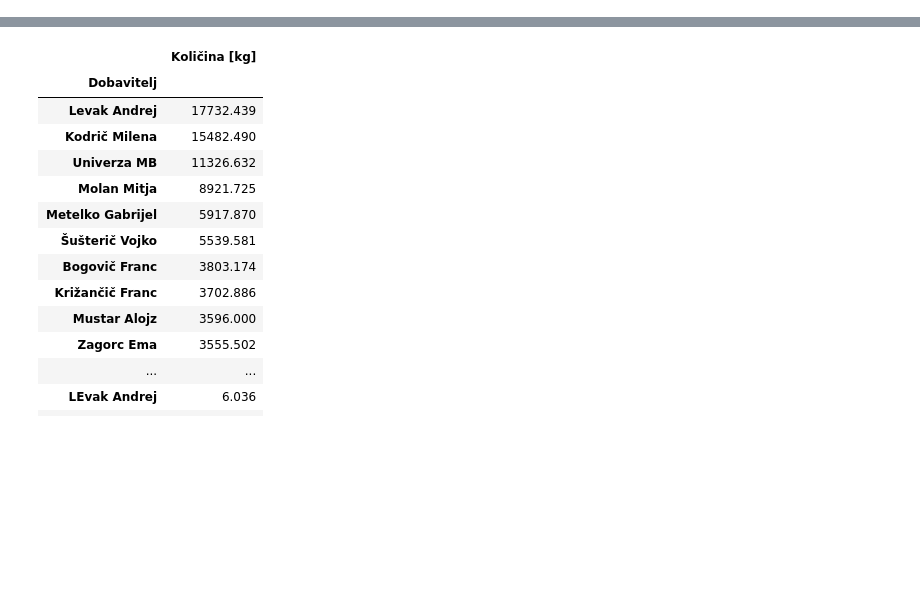
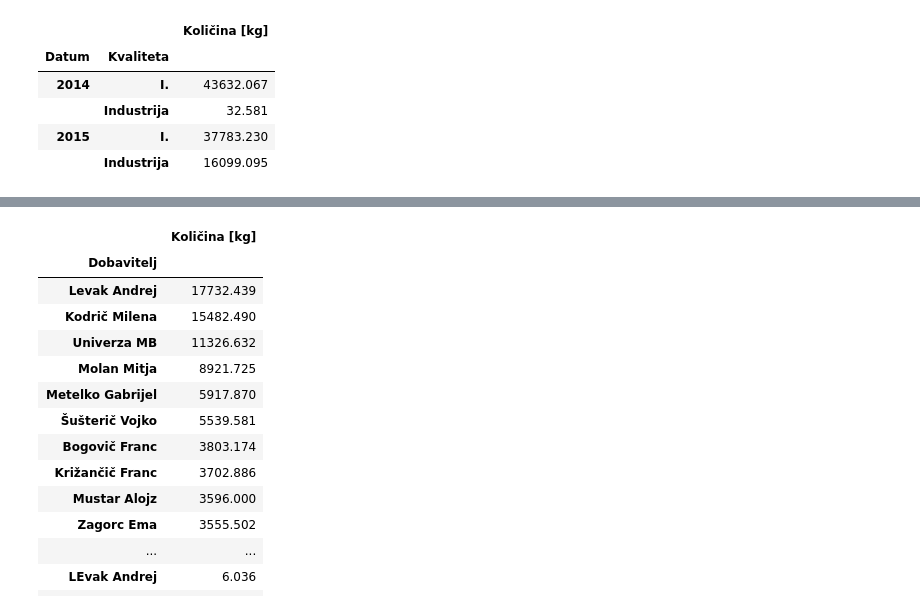
Before and after one commit to adrstvensek/Kvaliteta-prejetega-sadja, a Jupyter notebook: Projekt.ipynb, the cells around one changed output, grey strips where cells are left out. Cells and saved outputs as stored; diff of their text form; code cells hidden in the pictures; blank space fills up the shorter version.

```diff
--- a/Projekt.ipynb
+++ b/Projekt.ipynb
@@ -30,0 +74,9 @@ kvaliteta_2015 = kvaliteta[kvaliteta['Datum'].dt.year > 2014]
+# %%
+kvaliteta.groupby([kvaliteta['Datum'].dt.year, kvaliteta['Kvaliteta']]).sum()
+# %% [output]
+|  |  | Količina [kg] |
+| Datum | Kvaliteta |  |
+| 2014 | I. | 43632.067 |
+|  | Industrija | 32.581 |
+| 2015 | I. | 37783.230 |
+|  | Industrija | 16099.095 |
```
Also changed, not shown: parts of 10 cells of this notebook.
